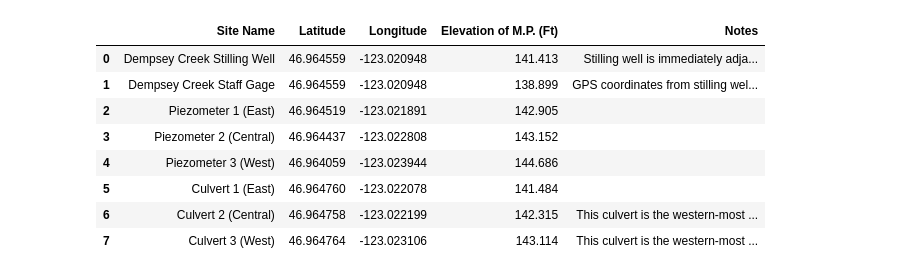
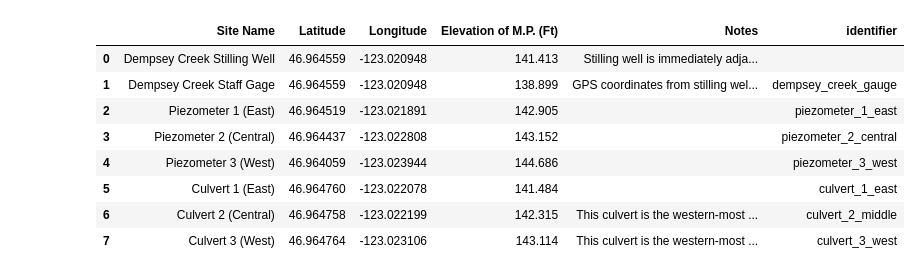
Before and after one commit to khem-so-usfws/NQFHydroDataTools, a Jupyter notebook: NQF_WilsonDairy_HydrologicalMonitoring_v1.ipynb, the cells around one changed output. Drawn from its saved outputs; the diff is of its cells as text; code cells hidden in the pictures.

```diff
--- a/NQF_WilsonDairy_HydrologicalMonitoring_v1.ipynb
+++ b/NQF_WilsonDairy_HydrologicalMonitoring_v1.ipynb
@@ -111,28 +111,28 @@ metadata.loc[8] = [timestamp + " AGOL Data","ArcGIS Online Data Download"]
 # %%
 ### Create Locations and MP Elevations sheet
 # Initialize blank dataframe and add columns
-locations = pd.DataFrame(columns = ['Site Name', 'Latitude','Longitude', 'Elevation of M.P. (Ft)', 'Notes'])
+locations = pd.DataFrame(columns = ['Site Name', 'Latitude','Longitude', 'Elevation of M.P. (Ft)', 'Notes', 'identifier'])
 
 # Add records to metadata dataframe using the .loc function
-locations.loc[0] = ["Dempsey Creek Stilling Well",46.96455946,-123.02094791,141.413,"Stilling well is immediately adjacent to the staff gage (within 2 ft of gage)."]
-locations.loc[1] = ["Dempsey Creek Staff Gage",46.96455946,-123.02094791,138.899,"GPS coordinates from stilling well are utilized here due to the proximity of well and gage. Elevation value is for 0 on the staff gage and is based upon the average of two RTK shots"]
-locations.loc[2] = ["Piezometer 1 (East)",46.96451927,-123.02189070,142.905,""]
-locations.loc[3] = ["Piezometer 2 (Central)",46.96443652,-123.02280777,143.152,""]
-locations.loc[4] = ["Piezometer 3 (West)",46.96405927,-123.02394417,144.686,""]
-locations.loc[5] = ["Culvert 1 (East)",46.96475993,-123.02207761,141.484,""]
-locations.loc[6] = ["Culvert 2 (Central)",46.96475841,-123.02219930,142.315,"This culvert is the western-most of two culverts at this location."]
-locations.loc[7] = ["Culvert 3 (West)",46.96476425,-123.02310604,143.114,"This culvert is the western-most of two culverts at this location."]
+locations.loc[0] = ["Dempsey Creek Stilling Well",46.96455946,-123.02094791,141.413,"Stilling well is immediately adjacent to the staff gage (within 2 ft of gage).", ""]
+locations.loc[1] = ["Dempsey Creek Staff Gage",46.96455946,-123.02094791,138.899,"GPS coordinates from stilling well are utilized here due to the proximity of well and gage. Elevation value is for 0 on the staff gage and is based upon the average of two RTK shots", "dempsey_creek_gauge"]
+locations.loc[2] = ["Piezometer 1 (East)",46.96451927,-123.02189070,142.905,"", "piezometer_1_east"]
+locations.loc[3] = ["Piezometer 2 (Central)",46.96443652,-123.02280777,143.152,"", "piezometer_2_central"]
+locations.loc[4] = ["Piezometer 3 (West)",46.96405927,-123.02394417,144.686,"", "piezometer_3_west"]
+locations.loc[5] = ["Culvert 1 (East)",46.96475993,-123.02207761,141.484,"", "culvert_1_east"]
+locations.loc[6] = ["Culvert 2 (Central)",46.96475841,-123.02219930,142.315,"This culvert is the western-most of two culverts at this location.", "culvert_2_middle"]
+locations.loc[7] = ["Culvert 3 (West)",46.96476425,-123.02310604,143.114,"This culvert is the western-most of two culverts at this location.", "culvert_3_west"]
 locations
 # %% [output]
-|  | Site Name | Latitude | Longitude | Elevation of M.P. (Ft) | Notes |
-| 0 | Dempsey Creek Stilling Well | 46.964559 | -123.020948 | 141.413 | Stilling well is immediately adja... |
-| 1 | Dempsey Creek Staff Gage | 46.964559 | -123.020948 | 138.899 | GPS coordinates from stilling wel... |
-| 2 | Piezometer 1 (East) | 46.964519 | -123.021891 | 142.905 |  |
-| 3 | Piezometer 2 (Central) | 46.964437 | -123.022808 | 143.152 |  |
-| 4 | Piezometer 3 (West) | 46.964059 | -123.023944 | 144.686 |  |
-| 5 | Culvert 1 (East) | 46.964760 | -123.022078 | 141.484 |  |
-| 6 | Culvert 2 (Central) | 46.964758 | -123.022199 | 142.315 | This culvert is the western-most ... |
-| 7 | Culvert 3 (West) | 46.964764 | -123.023106 | 143.114 | This culvert is the western-most ... |
+|  | Site Name | Latitude | Longitude | Elevation of M.P. (Ft) | Notes | identifier |
+| 0 | Dempsey Creek Stilling Well | 46.964559 | -123.020948 | 141.413 | Stilling well is immediately adja... |  |
+| 1 | Dempsey Creek Staff Gage | 46.964559 | -123.020948 | 138.899 | GPS coordinates from stilling wel... | dempsey_creek_gauge |
+| 2 | Piezometer 1 (East) | 46.964519 | -123.021891 | 142.905 |  | piezometer_1_east |
+| 3 | Piezometer 2 (Central) | 46.964437 | -123.022808 | 143.152 |  | piezometer_2_central |
+| 4 | Piezometer 3 (West) | 46.964059 | -123.023944 | 144.686 |  | piezometer_3_west |
+| 5 | Culvert 1 (East) | 46.964760 | -123.022078 | 141.484 |  | culvert_1_east |
+| 6 | Culvert 2 (Central) | 46.964758 | -123.022199 | 142.315 | This culvert is the western-most ... | culvert_2_middle |
+| 7 | Culvert 3 (West) | 46.964764 | -123.023106 | 143.114 | This culvert is the western-most ... | culvert_3_west |
 # %%
 # ## Alternative 1: Use change_timezone_of_field function to convert all datetime fields in dataframe from UTC to Pacific within new field with _Pacific suffix
 # for col in sedfHydroAllData.columns:
```
Also changed, not shown: parts of 6 cells of this notebook.
